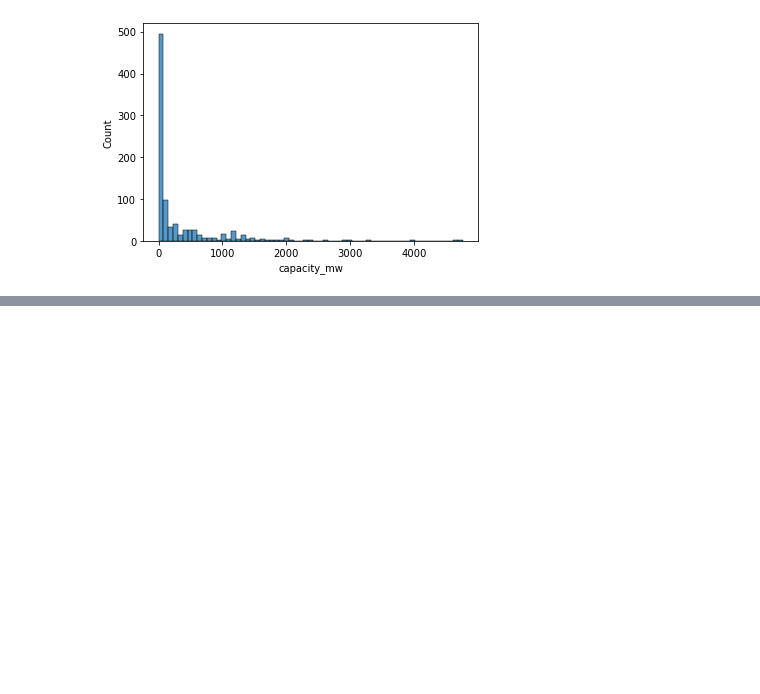
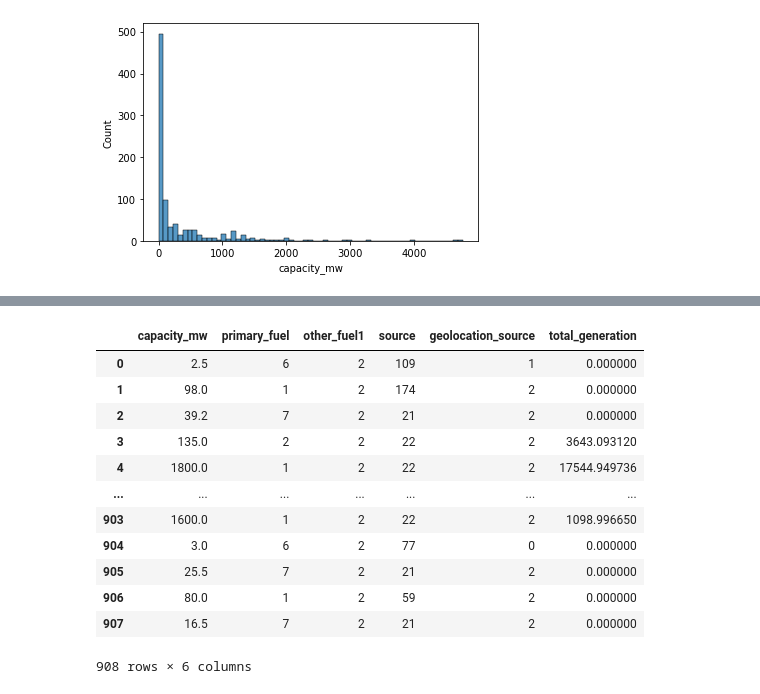
Before and after one commit to Prince-patial/Datatrained, a Jupyter notebook: Global Power plant.ipynb, the cells around one changed output, grey strips where cells are left out. Cells and saved outputs as stored; diff of their text form; code cells hidden in the pictures; blank space fills up the shorter version.

```diff
--- a/Global Power plant.ipynb
+++ b/Global Power plant.ipynb
@@ -420,0 +411,6 @@ Name: other_fuel1, dtype: int64
+# %%
+obj_columns = pd.DataFrame({})
+for column in data.columns:
+    if data[column].dtype == object:
+        obj_columns[column] = data[column]
+obj_columns
@@ -420,0 +431,10 @@ Name: other_fuel1, dtype: int64
+# %%
+data1 = data.copy()
+data2 = data.copy()
+# %%
+from sklearn.preprocessing import LabelEncoder
+obj_columns = obj_columns.apply(LabelEncoder().fit_transform)
+# %%
+for column in obj_columns.columns:
+    data1[column] = obj_columns[column]
+    data2[column] = obj_columns[column]
@@ -420,0 +460,16 @@ Name: other_fuel1, dtype: int64
+# %%
+data1
+# %% [output]
+|  | capacity_mw | primary_fuel | other_fuel1 | source | geolocation_source | total_generation |
+| 0 | 2.5 | 6 | 2 | 109 | 1 | 0.000000 |
+| 1 | 98.0 | 1 | 2 | 174 | 2 | 0.000000 |
+| 2 | 39.2 | 7 | 2 | 21 | 2 | 0.000000 |
+| 3 | 135.0 | 2 | 2 | 22 | 2 | 3643.093120 |
+| 4 | 1800.0 | 1 | 2 | 22 | 2 | 17544.949736 |
+| ... | ... | ... | ... | ... | ... | ... |
+| 903 | 1600.0 | 1 | 2 | 22 | 2 | 1098.996650 |
+| 904 | 3.0 | 6 | 2 | 77 | 0 | 0.000000 |
+| 905 | 25.5 | 7 | 2 | 21 | 2 | 0.000000 |
+| 906 | 80.0 | 1 | 2 | 59 | 2 | 0.000000 |
+| 907 | 16.5 | 7 | 2 | 21 | 2 | 0.000000 |
+908 rows × 6 columns
```
Also changed, not shown: parts of 96 cells of this notebook.
